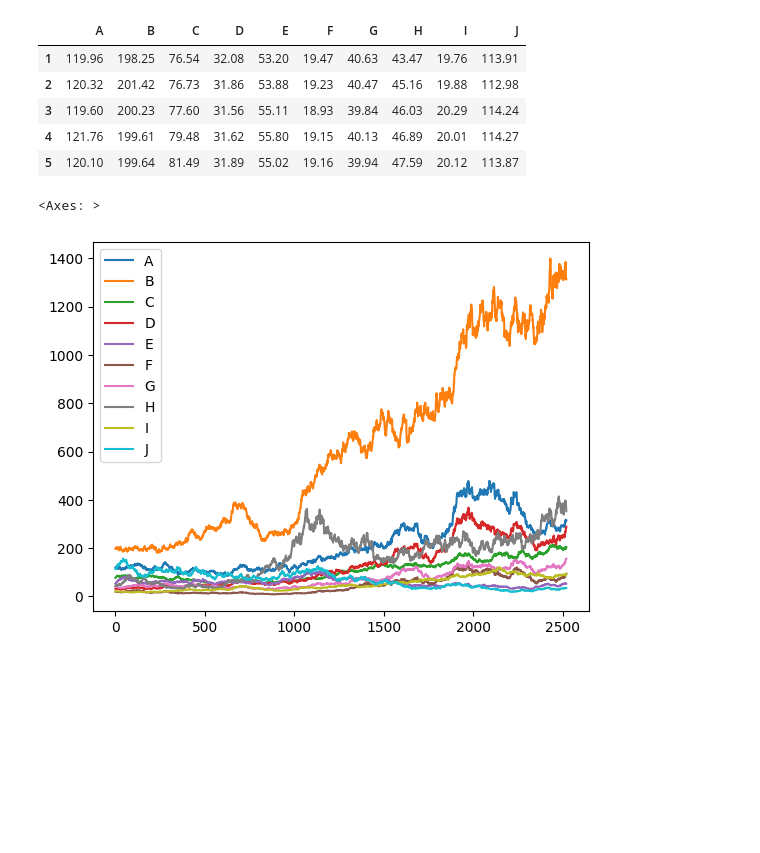
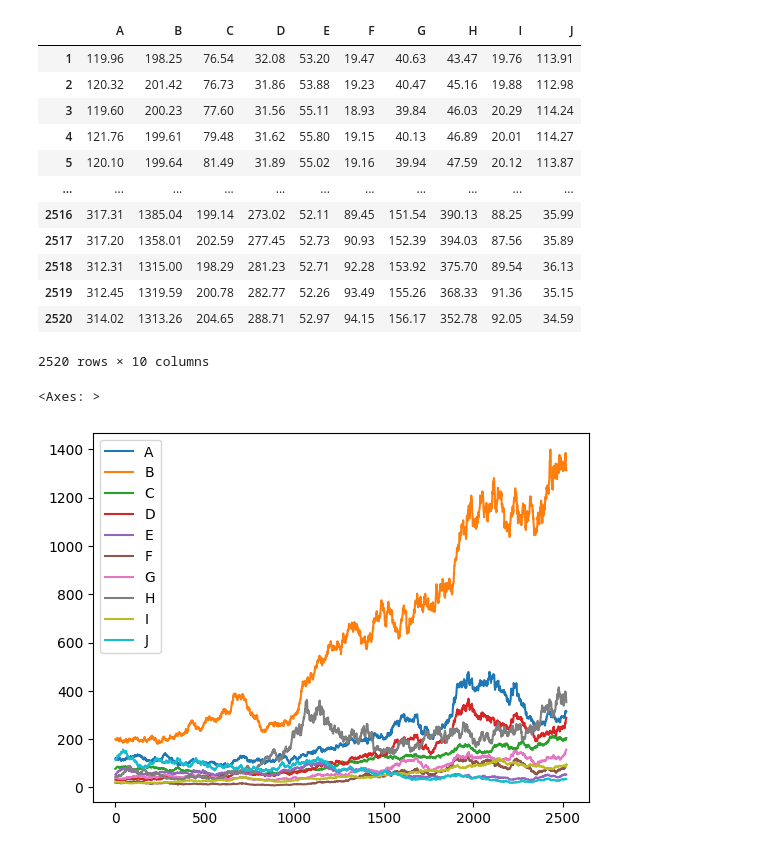
Before and after one commit to Ae-bii/uchicago-trading-2023, a Jupyter notebook: case3/data/analysis/case3.ipynb, the cells around one changed output. Drawn from its saved outputs; the diff is of its cells as text; code cells hidden in the pictures; blank space fills up the shorter version.

```diff
--- a/case3/data/analysis/case3.ipynb
+++ b/case3/data/analysis/case3.ipynb
@@ -14,13 +47,20 @@ import seaborn
 # %%
 assets = pd.read_csv('/content/drive/MyDrive/uchicago trading/Training Data_Case 3.csv', index_col=0)
-assets.head()
+assets
 # %% [output]
 |  | A | B | C | D | E | F | G | H | I | J |
 | 1 | 119.96 | 198.25 | 76.54 | 32.08 | 53.20 | 19.47 | 40.63 | 43.47 | 19.76 | 113.91 |
 | 2 | 120.32 | 201.42 | 76.73 | 31.86 | 53.88 | 19.23 | 40.47 | 45.16 | 19.88 | 112.98 |
 | 3 | 119.60 | 200.23 | 77.60 | 31.56 | 55.11 | 18.93 | 39.84 | 46.03 | 20.29 | 114.24 |
 | 4 | 121.76 | 199.61 | 79.48 | 31.62 | 55.80 | 19.15 | 40.13 | 46.89 | 20.01 | 114.27 |
 | 5 | 120.10 | 199.64 | 81.49 | 31.89 | 55.02 | 19.16 | 39.94 | 47.59 | 20.12 | 113.87 |
+| ... | ... | ... | ... | ... | ... | ... | ... | ... | ... | ... |
+| 2516 | 317.31 | 1385.04 | 199.14 | 273.02 | 52.11 | 89.45 | 151.54 | 390.13 | 88.25 | 35.99 |
+| 2517 | 317.20 | 1358.01 | 202.59 | 277.45 | 52.73 | 90.93 | 152.39 | 394.03 | 87.56 | 35.89 |
+| 2518 | 312.31 | 1315.00 | 198.29 | 281.23 | 52.71 | 92.28 | 153.92 | 375.70 | 89.54 | 36.13 |
+| 2519 | 312.45 | 1319.59 | 200.78 | 282.77 | 52.26 | 93.49 | 155.26 | 368.33 | 91.36 | 35.15 |
+| 2520 | 314.02 | 1313.26 | 204.65 | 288.71 | 52.97 | 94.15 | 156.17 | 352.78 | 92.05 | 34.59 |
+2520 rows × 10 columns
 # %%
 assets.plot()
 # %% [output]
```
Also changed, not shown: parts of 10 cells of this notebook.
